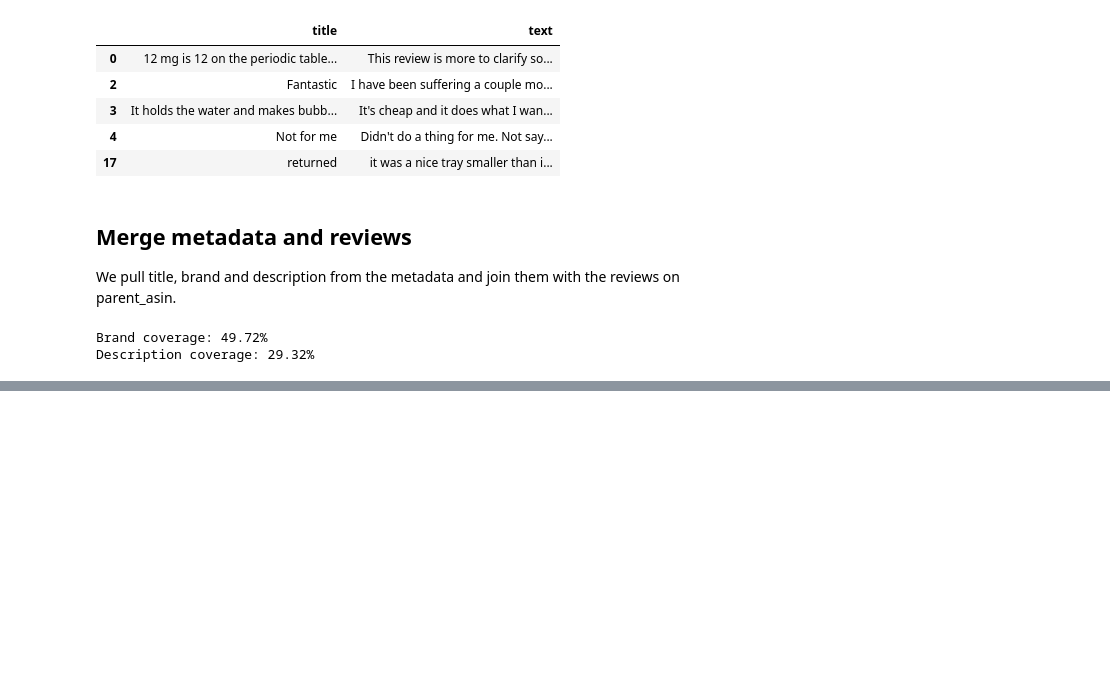
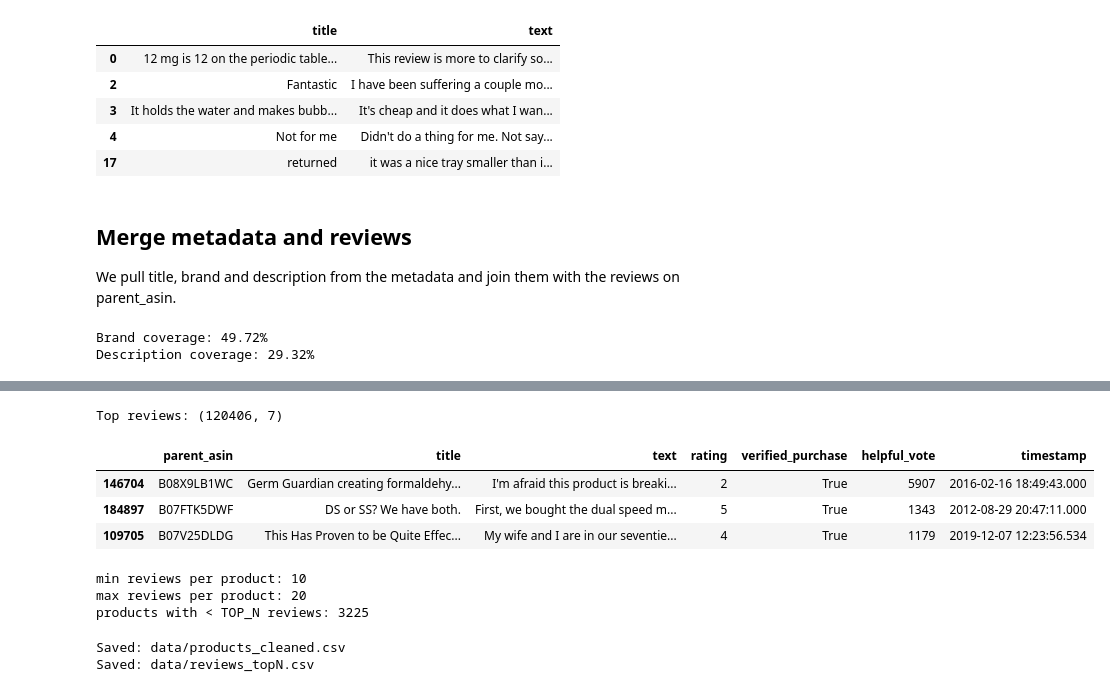
Before and after one commit to FilippoNannucci/DiscoverAI, a Jupyter notebook: 01_Data_Ingestion_Cleaning.ipynb, the cells around one changed output, grey strips where cells are left out. Saved outputs shown, nothing was run; the diff lists cells and outputs as text; code cells hidden in the pictures; blank space fills up the shorter version.

```diff
--- a/01_Data_Ingestion_Cleaning.ipynb
+++ b/01_Data_Ingestion_Cleaning.ipynb
@@ -242,3 +333,51 @@ Columns: ['rating', 'title', 'text', 'images', 'asin', 'parent_asin', 'user_id',
+# %%
+# --- Daniele2: Select top-N useful reviews per product ---
+
+TOP_N = 20  # puoi cambiare a 5/15
+review_cols = ["parent_asin", "title", "text", "rating", "verified_purchase", "helpful_vote", "timestamp"]
+review_cols = [c for c in review_cols if c in df.columns]
+
+reviews_df = df[review_cols].copy()
+
+# helpful_vote può essere NaN
+if "helpful_vote" in reviews_df.columns:
+    reviews_df["helpful_vote"] = reviews_df["helpful_vote"].fillna(0)
+
+# testo review già pulito: usiamo 'text'
+reviews_df["text"] = reviews_df["text"].fillna("").astype(str).str.strip()
+reviews_df = reviews_df[reviews_df["text"].str.len() > 0]
+
+# ranking: helpful_vote desc, poi rating desc (se esiste)
+sort_cols = [c for c in ["helpful_vote", "rating"] if c in reviews_df.columns]
+reviews_df = reviews_df.sort_values(sort_cols, ascending=[False]*len(sort_cols))
+
+reviews_top_df = reviews_df.groupby("parent_asin", as_index=False).head(TOP_N).copy()
+
+print("Top reviews:", reviews_top_df.shape)
+reviews_top_df.head(3)
+# %% [output]
+Top reviews: (120406, 7)
+|  | parent_asin | title | text | rating | verified_purchase | helpful_vote | timestamp |
+| 146704 | B08X9LB1WC | Germ Guardian creating formaldehy... | I'm afraid this product is breaki... | 2 | True | 5907 | 2016-02-16 18:49:43.000 |
+| 184897 | B07FTK5DWF | DS or SS? We have both. | First, we bought the dual speed m... | 5 | True | 1343 | 2012-08-29 20:47:11.000 |
+| 109705 | B07V25DLDG | This Has Proven to be Quite Effec... | My wife and I are in our seventie... | 4 | True | 1179 | 2019-12-07 12:23:56.534 |
+# %%
+counts = reviews_top_df.groupby("parent_asin").size()
+print("min reviews per product:", counts.min())
+print("max reviews per product:", counts.max())
+print("products with < TOP_N reviews:", (counts < TOP_N).sum())
+# %% [output]
+min reviews per product: 10
+max reviews per product: 20
+products with < TOP_N reviews: 3225
 # %%
 # Saving the cleaned and merged dataset for the next steps
 df.to_csv("data/reviews_cleaned.csv", index=False)
+products_df.to_csv("data/products_cleaned.csv", index=False)
+reviews_top_df.to_csv("data/reviews_topN.csv", index=False)
+
+print("Saved: data/products_cleaned.csv")
+print("Saved: data/reviews_topN.csv")
+# %% [output]
+Saved: data/products_cleaned.csv
+Saved: data/reviews_topN.csv
```
Also changed, not shown: parts of 5 cells of this notebook.
